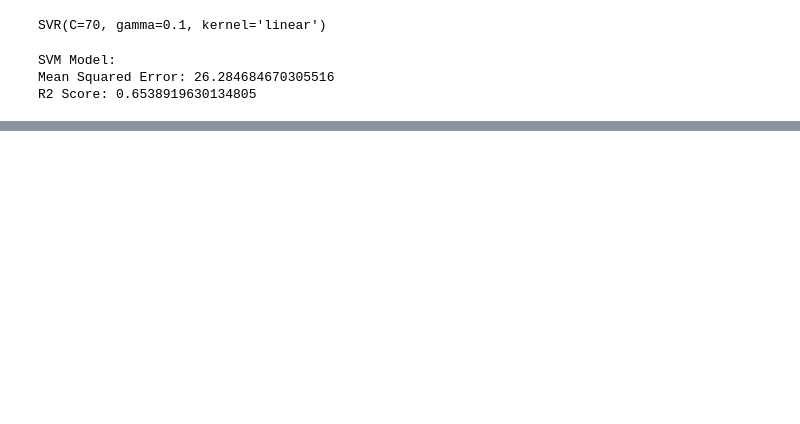
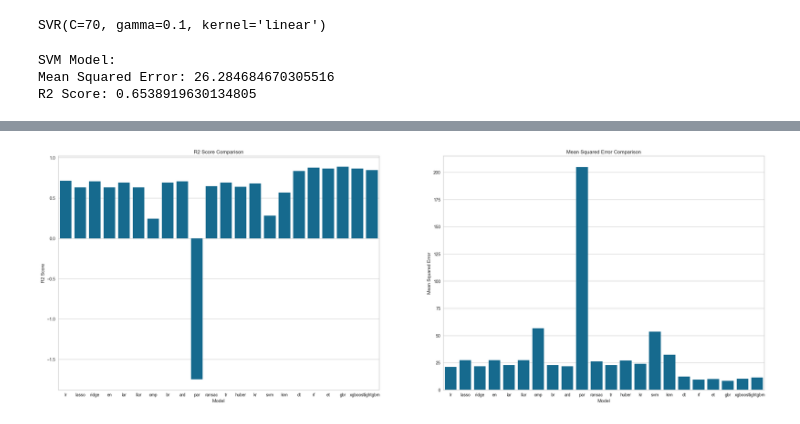
Before and after one commit to PranavHuparikar/Boston_Pricing, a Jupyter notebook: boston_pricing.ipynb, the cells around one changed output, grey strips where cells are left out. Saved outputs shown, nothing was run; the diff lists cells and outputs as text; code cells hidden in the pictures; blank space fills up the shorter version.

```diff
--- a/boston_pricing.ipynb
+++ b/boston_pricing.ipynb
@@ -265,0 +373,16 @@ plt.show()
+# %%
+X_train, X_test, y_train, y_test = train_test_split(X,y,test_size=0.3,random_state=42)
+# %%
+models = ['lr', 'lasso', 'ridge', 'en', 'lar', 'llar', 'omp', 'br', 'ard', 'par', 'ransac', 'tr', 'huber', 'kr', 'svm', 'knn', 'dt', 'rf', 'et', 'gbr', 'xgboost', 'lightgbm']
+# %%
+for model_name in models:
+    print(f"Evaluating {model_name} model")
+    model = create_model(model_name)
+    model.fit(X_train, y_train)
+    trained_models.append(model)
+    y_pred = model.predict(X_test)
+    r2 = r2_score(y_test, y_pred)
+    mse = mean_squared_error(y_test, y_pred)
+    r2_scores.append(r2)
+    mse_scores.append(mse)
+    model_names.append(model_name)
@@ -265,0 +442,13 @@ plt.show()
+# %%
+results_df = pd.DataFrame({'Model': model_names, 'R2 Score': r2_scores, 'Mean Squared Error': mse_scores})
+# %%
+plt.figure(figsize=(30, 10))
+plt.subplot(1, 2, 1)
+sns.barplot(x='Model', y='R2 Score', data=results_df)
+plt.title('R2 Score Comparison')
+plt.subplot(1, 2, 2)
+sns.barplot(x='Model', y='Mean Squared Error', data=results_df)
+plt.title('Mean Squared Error Comparison')
+plt.show()
+# %% [output]
+[figure, added]
```
Also changed, not shown: parts of 20 cells of this notebook.
